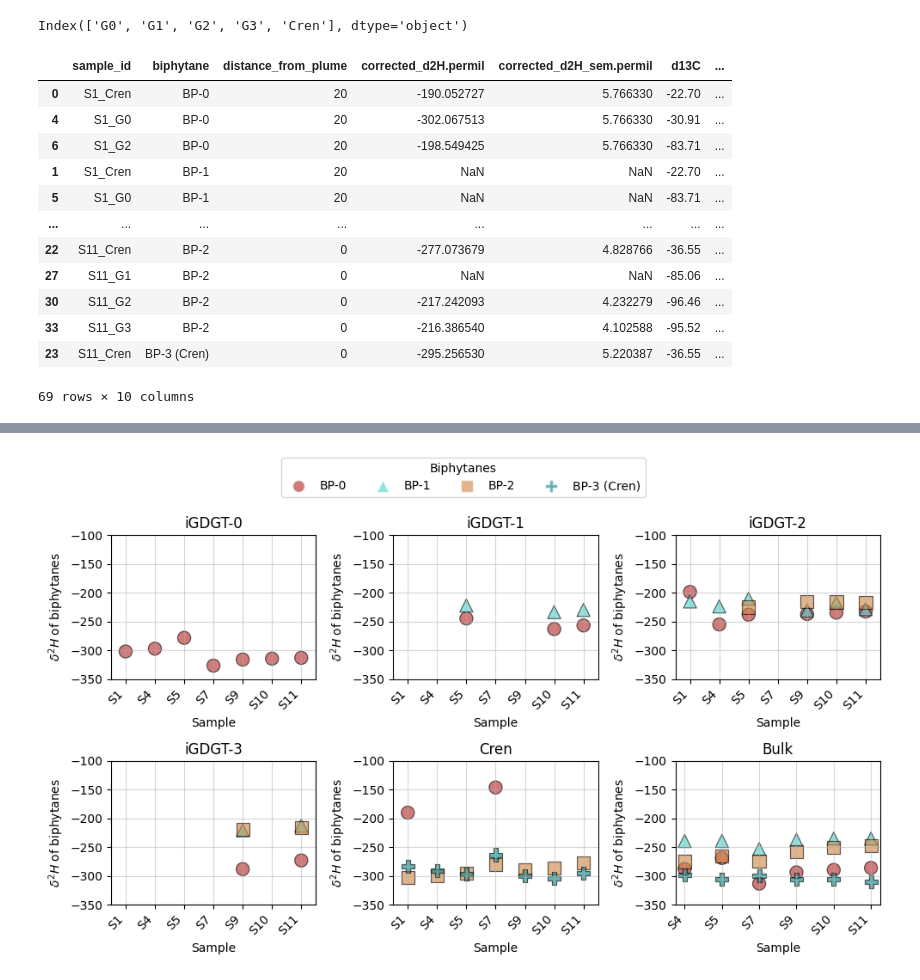
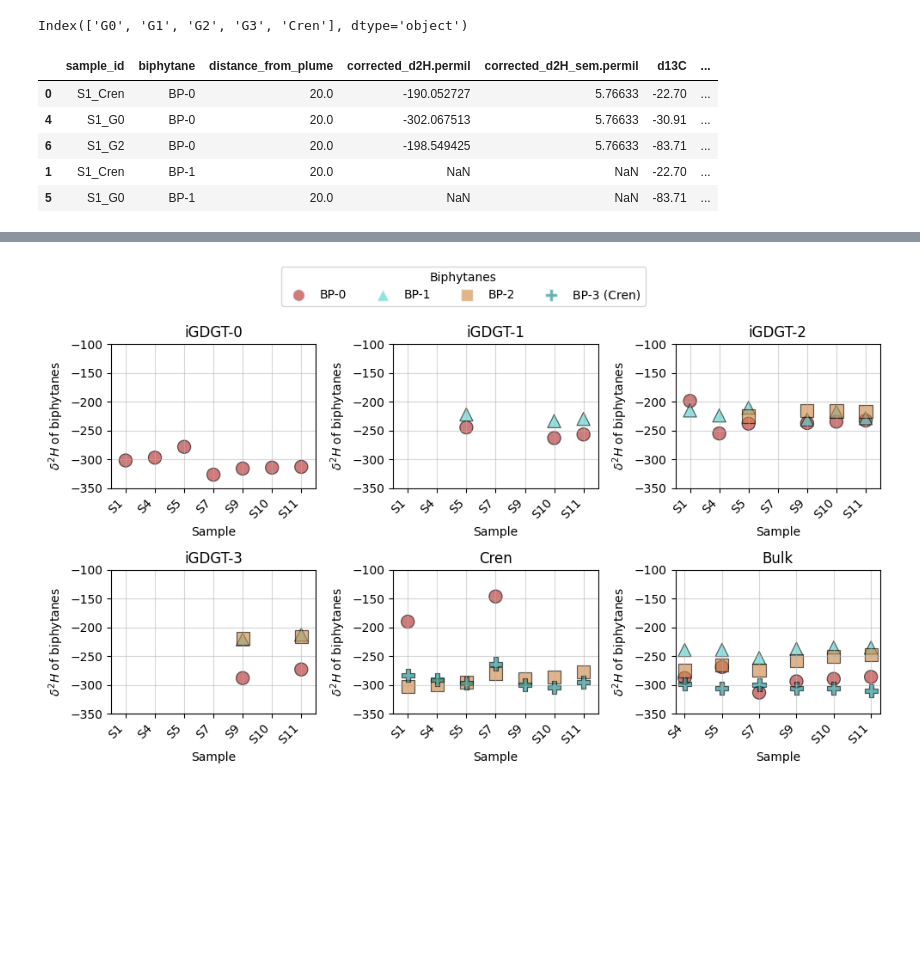
Before and after one commit to katherinekeller/astoriacanyon-hydrogen-isotopes, a Jupyter notebook: analysis/data_figures.ipynb, the cells around one changed output, grey strips where cells are left out. Cells and saved outputs as stored; diff of their text form; code cells hidden in the pictures; blank space fills up the shorter version.

```diff
--- a/analysis/data_figures.ipynb
+++ b/analysis/data_figures.ipynb
@@ -262,19 +242,12 @@ print(unique_gdgts)
 # %% [output]
 Index(['G0', 'G1', 'G2', 'G3', 'Cren'], dtype='object')
 # %%
-df
+df.head()
 # %% [output]
 |  | sample_id | biphytane | distance_from_plume | corrected_d2H.permil | corrected_d2H_sem.permil | d13C | ... |
-| 0 | S1_Cren | BP-0 | 20 | -190.052727 | 5.766330 | -22.70 | ... |
-| 4 | S1_G0 | BP-0 | 20 | -302.067513 | 5.766330 | -30.91 | ... |
-| 6 | S1_G2 | BP-0 | 20 | -198.549425 | 5.766330 | -83.71 | ... |
-| 1 | S1_Cren | BP-1 | 20 | NaN | NaN | -22.70 | ... |
-| 5 | S1_G0 | BP-1 | 20 | NaN | NaN | -83.71 | ... |
-| ... | ... | ... | ... | ... | ... | ... | ... |
-| 22 | S11_Cren | BP-2 | 0 | -277.073679 | 4.828766 | -36.55 | ... |
-| 27 | S11_G1 | BP-2 | 0 | NaN | NaN | -85.06 | ... |
-| 30 | S11_G2 | BP-2 | 0 | -217.242093 | 4.232279 | -96.46 | ... |
-| 33 | S11_G3 | BP-2 | 0 | -216.386540 | 4.102588 | -95.52 | ... |
-| 23 | S11_Cren | BP-3 (Cren) | 0 | -295.256530 | 5.220387 | -36.55 | ... |
+| 0 | S1_Cren | BP-0 | 20.0 | -190.052727 | 5.76633 | -22.70 | ... |
+| 4 | S1_G0 | BP-0 | 20.0 | -302.067513 | 5.76633 | -30.91 | ... |
+| 6 | S1_G2 | BP-0 | 20.0 | -198.549425 | 5.76633 | -83.71 | ... |
+| 1 | S1_Cren | BP-1 | 20.0 | NaN | NaN | -22.70 | ... |
+| 5 | S1_G0 | BP-1 | 20.0 | NaN | NaN | -83.71 | ... |
-69 rows × 10 columns
 # %%
```
Also changed, not shown: parts of 18 cells of this notebook.
